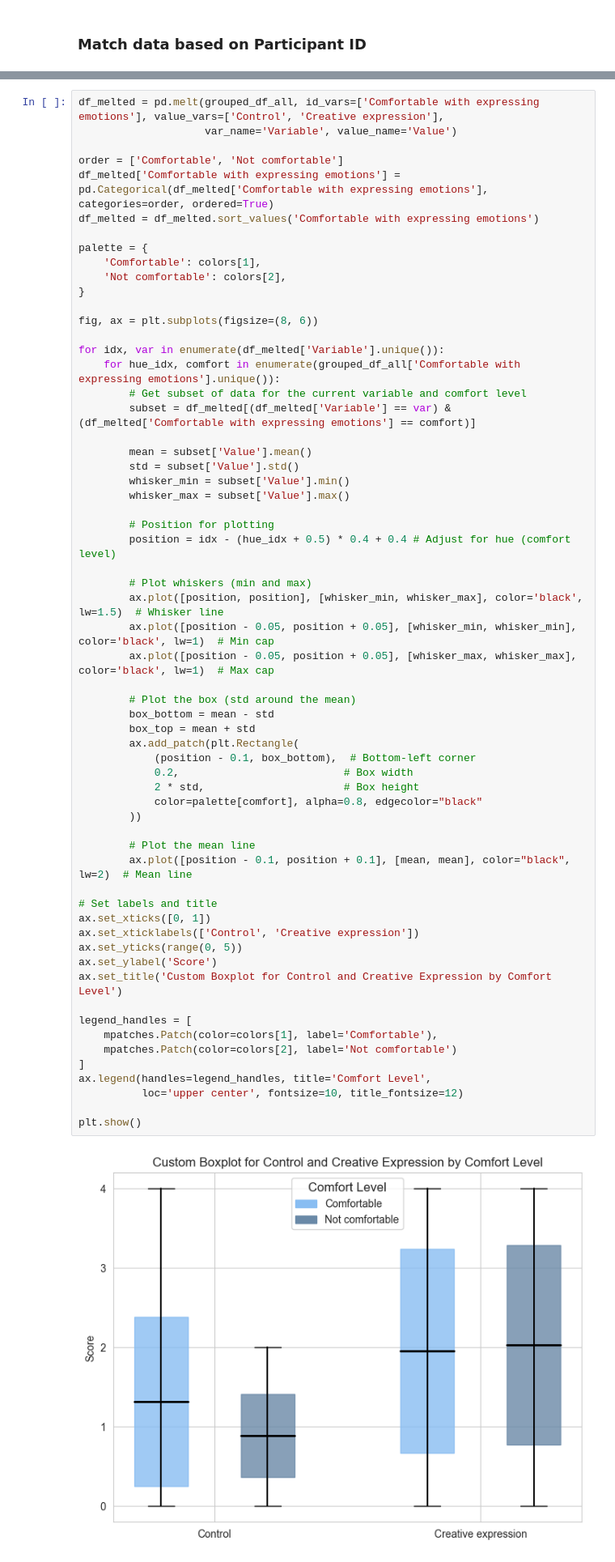
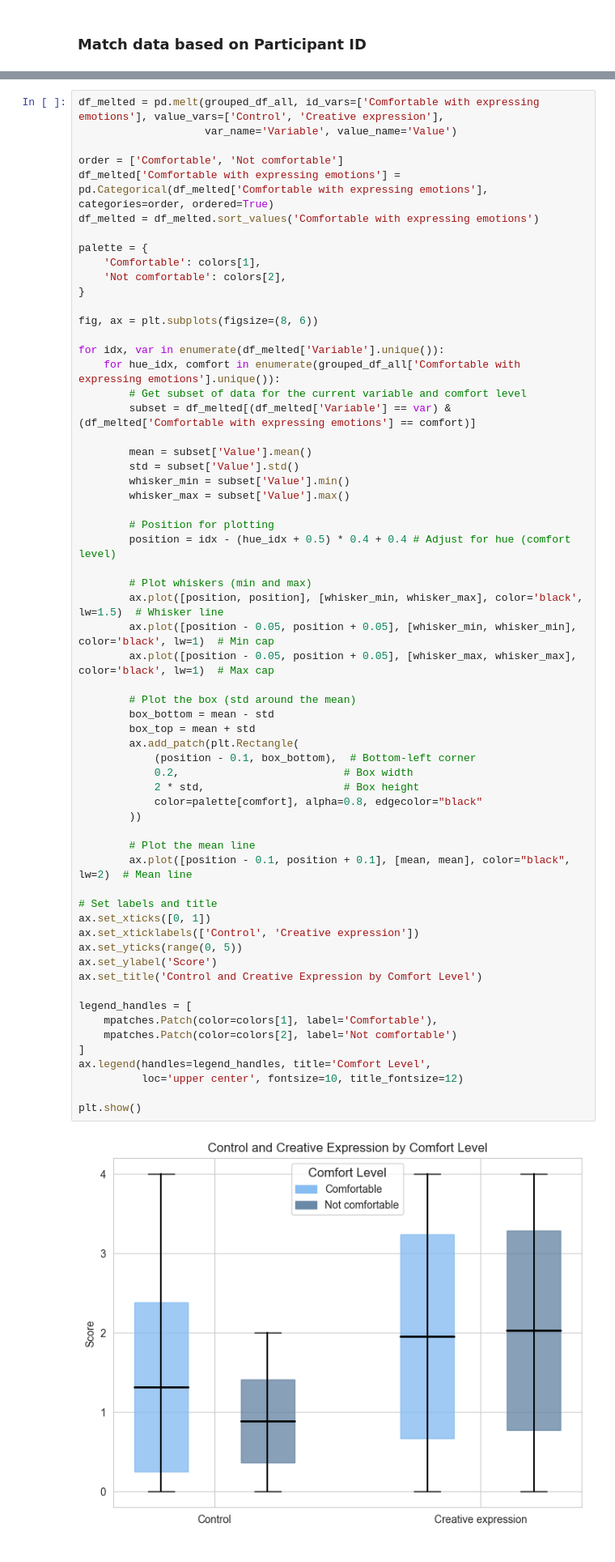
Before and after one commit to ihneskarbovik/IN5060-assignment3, a Jupyter notebook: study.ipynb, the cells around one changed output, grey strips where cells are left out. Shown: that part at 81% size. Saved outputs shown, nothing was run; the diff lists cells and outputs as text.

```diff
--- a/study.ipynb
+++ b/study.ipynb
@@ -338,32 +338,32 @@ for idx, var in enumerate(df_melted['Variable'].unique()):
         ax.plot([position - 0.05, position + 0.05], [whisker_max, whisker_max], color='black', lw=1)  # Max cap
 
         # Plot the box (std around the mean)
         box_bottom = mean - std
         box_top = mean + std
         ax.add_patch(plt.Rectangle(
             (position - 0.1, box_bottom),  # Bottom-left corner
             0.2,                          # Box width
             2 * std,                      # Box height
             color=palette[comfort], alpha=0.8, edgecolor="black"
         ))
 
         # Plot the mean line
         ax.plot([position - 0.1, position + 0.1], [mean, mean], color="black", lw=2)  # Mean line
 
 # Set labels and title
 ax.set_xticks([0, 1])
 ax.set_xticklabels(['Control', 'Creative expression'])
 ax.set_yticks(range(0, 5))
 ax.set_ylabel('Score')
-ax.set_title('Custom Boxplot for Control and Creative Expression by Comfort Level')
+ax.set_title('Control and Creative Expression by Comfort Level')
 
 legend_handles = [
     mpatches.Patch(color=colors[1], label='Comfortable'),
     mpatches.Patch(color=colors[2], label='Not comfortable')
 ]
 ax.legend(handles=legend_handles, title='Comfort Level',
           loc='upper center', fontsize=10, title_fontsize=12)
 
 plt.show()
 # %% [output]
-[figure, old version]
+[figure, new version]
```
Also changed, not shown: parts of 1 cell of this notebook.
